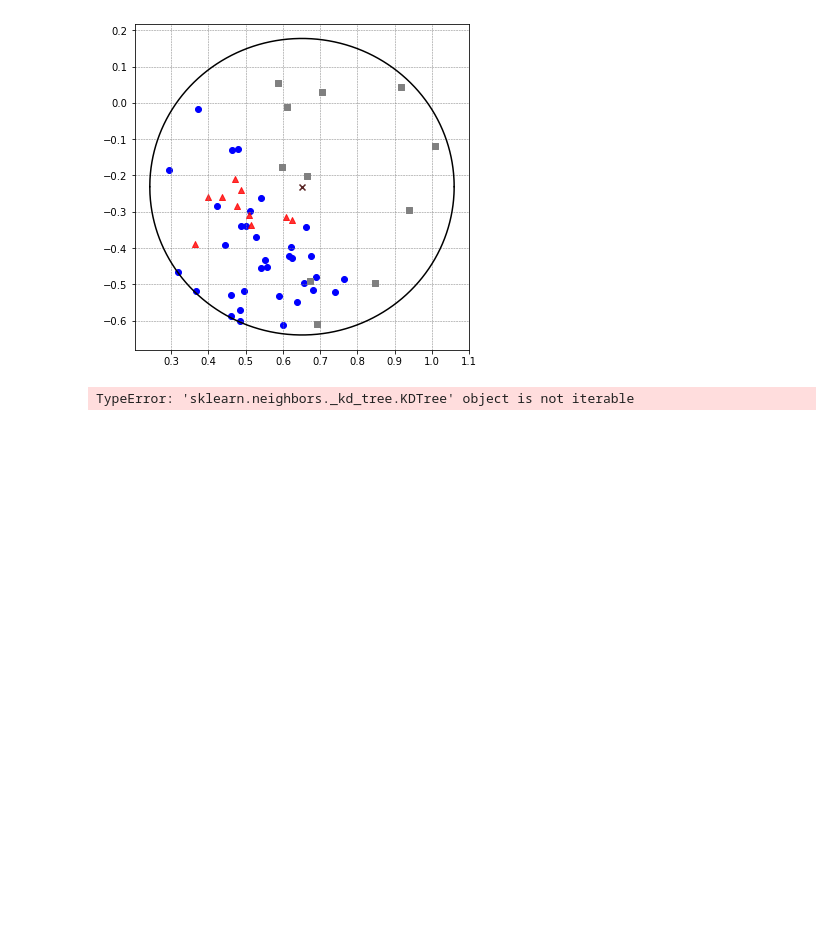
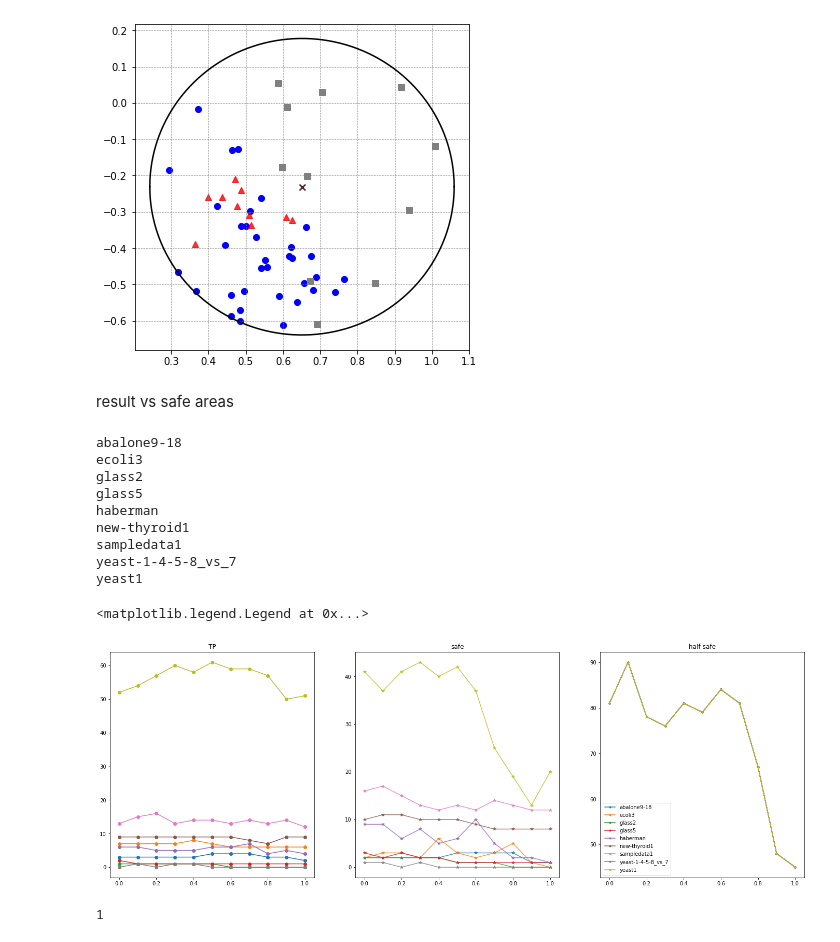
Before and after one commit to ghostqriver/AROSS, a Jupyter notebook: Images for thesis work.ipynb, the cells around one changed output. Drawn from its saved outputs; the diff is of its cells as text; code cells hidden in the pictures; blank space fills up the shorter version.

Commit message:
visualzation of area neighbors vs perfomance

```diff
--- a/Images for thesis work.ipynb
+++ b/Images for thesis work.ipynb
@@ -205,0 +195,2 @@ df.to_csv('sample_half_safe_gen.csv')
+# %% [markdown]
+result vs safe areas
@@ -206,11 +227,6 @@ df.to_csv('sample_half_safe_gen.csv')
 # %%
-N = 30
-c = 3
-alpha = 0.2
-
-clusters,all_reps,_,labels = clustering(X_train,y_train,N,c,alpha)
-tree = create_kd(X_train)
-areas,min_all_safe_area,min_half_safe_area = safe_areas(X_train,tree,all_reps,y_train)
-area = V.show_single_area(min_half_safe_area[0])
+df = pd.read_excel('TP_vs_area.xlsx',sheet_name=None,index_col=0)
+df_score = df['TP']
+df_safe = df['safe_area']
+df_half = df['half_safe_area']
+df_rep = df['rep_point']
-# %% [output]
-TypeError: 'sklearn.neighbors._kd_tree.KDTree' object is not iterable
@@ -216,0 +267,43 @@ TypeError: 'sklearn.neighbors._kd_tree.KDTree' object is not iterable
+# %%
+alphas = df_score.columns
+plt.figure(figsize=(24,8))
+
+for dataset in datasets[:]:
+
+    score = df_score.loc[dataset].values
+    safe = df_safe.loc[dataset].values
+#     half = df_half.loc[dataset].values
+    rep = df_rep.loc[dataset].values
+#     sum_ = half+safe
+#     safe = safe/rep
+    if len(np.unique(score)) == 1 or len(np.unique(safe)) == 1:
+        continue
+    print(dataset)
+    plt.subplot(1,3,1)
+    plt.plot(alphas,score,marker='o',label=dataset)
+    plt.title('TP')
+    plt.subplot(1,3,2)
+    plt.plot(alphas,safe,marker='*',label=dataset,alpha=0.8)
+    plt.title('safe')
+    plt.subplot(1,3,3)
+    plt.plot(alphas,half,marker='.',label=dataset)
+    plt.title('half safe')
+
+plt.legend()
+# %% [output]
+abalone9-18
+ecoli3
+glass2
+glass5
+haberman
+new-thyroid1
+sampledata1
+yeast-1-4-5-8_vs_7
+yeast1
+<matplotlib.legend.Legend at 0x...>
+[figure, added]
+# %%
+# safe proof
+abalone9-18,glass-0-1-4-6_vs_2,ecoli3,haberman,glass5,yeast-1-4-5-8_vs_7,yeast1
+# %% [output]
+1
```
Also changed, not shown: parts of 5 cells of this notebook, 10 other files.
